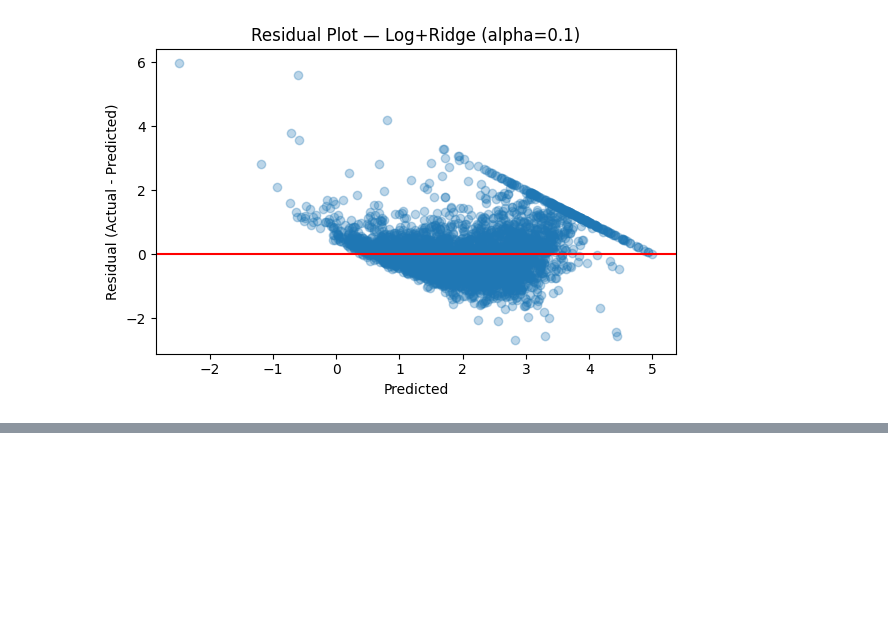
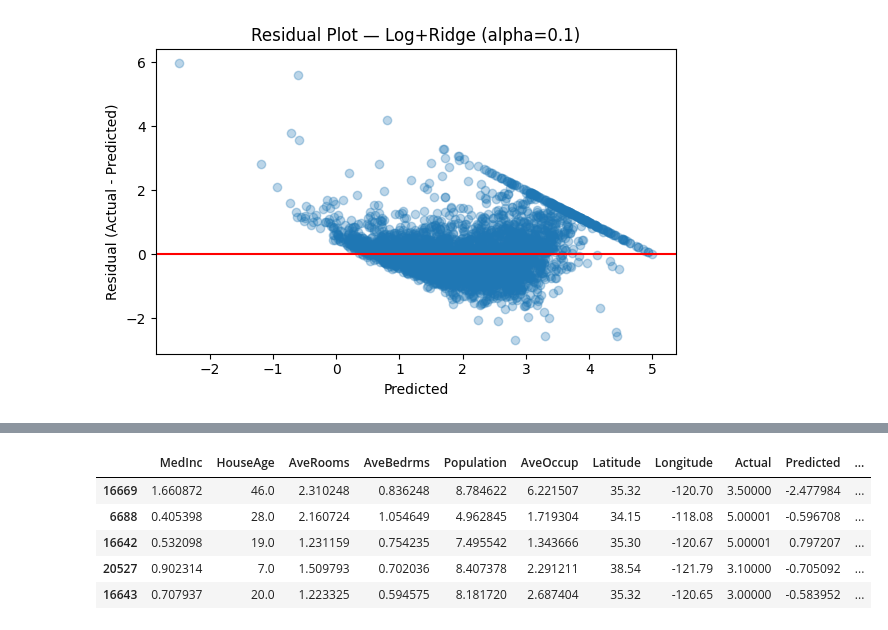
Before and after one commit to hyeonukim/COMP9130, a Jupyter notebook: mini-project-1/notebooks/02_modeling.ipynb, the cells around one changed output, grey strips where cells are left out. Saved outputs shown, nothing was run; the diff lists cells and outputs as text; code cells hidden in the pictures; blank space fills up the shorter version.

```diff
--- a/mini-project-1/notebooks/02_modeling.ipynb
+++ b/mini-project-1/notebooks/02_modeling.ipynb
@@ -246,0 +295,19 @@ Best model: Log+Ridge (alpha=0.1) R2 = 0.6194346963799375
+# %%
+pred = ridge.predict(X_test_log_scaled)
+residual = y_test.values - pred
+abs_error = np.abs(residual)
+
+err_df = X_test_log.copy()
+err_df["Actual"] = y_test.values
+err_df["Predicted"] = pred
+err_df["Residual"] = residual
+err_df["AbsError"] = abs_error
+
+err_df.sort_values("AbsError", ascending=False).head(5)
+# %% [output]
+|  | MedInc | HouseAge | AveRooms | AveBedrms | Population | AveOccup | Latitude | Longitude | Actual | Predicted | ... |
+| 16669 | 1.660872 | 46.0 | 2.310248 | 0.836248 | 8.784622 | 6.221507 | 35.32 | -120.70 | 3.50000 | -2.477984 | ... |
+| 6688 | 0.405398 | 28.0 | 2.160724 | 1.054649 | 4.962845 | 1.719304 | 34.15 | -118.08 | 5.00001 | -0.596708 | ... |
+| 16642 | 0.532098 | 19.0 | 1.231159 | 0.754235 | 7.495542 | 1.343666 | 35.30 | -120.67 | 5.00001 | 0.797207 | ... |
+| 20527 | 0.902314 | 7.0 | 1.509793 | 0.702036 | 8.407378 | 2.291211 | 38.54 | -121.79 | 3.10000 | -0.705092 | ... |
+| 16643 | 0.707937 | 20.0 | 1.223325 | 0.594575 | 8.181720 | 2.687404 | 35.32 | -120.65 | 3.00000 | -0.583952 | ... |
```
Also changed, not shown: parts of 8 cells of this notebook, 1 other file.
